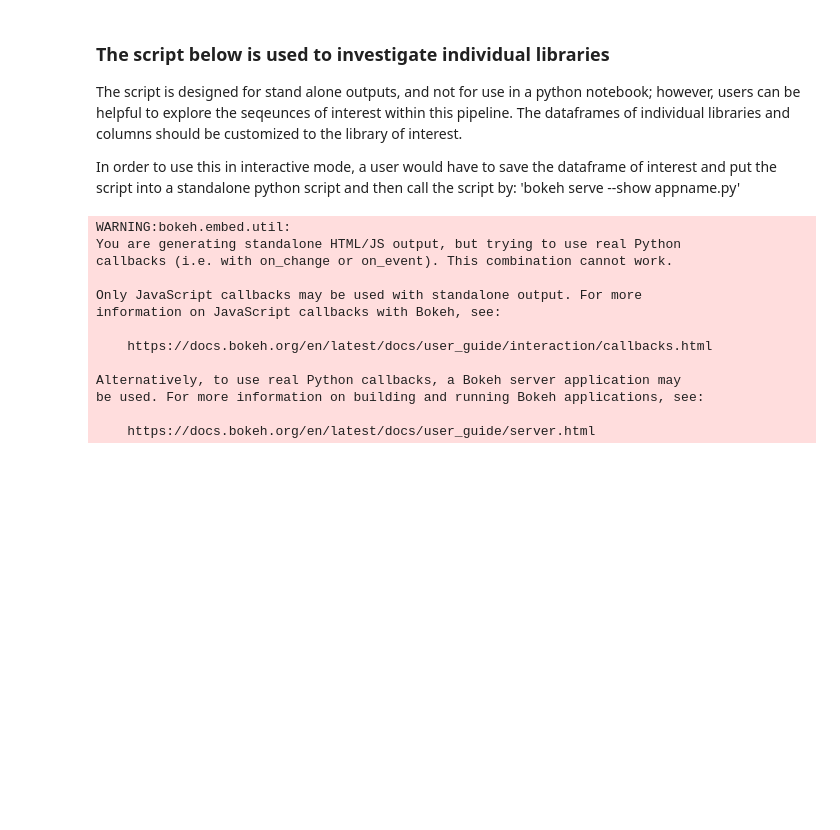
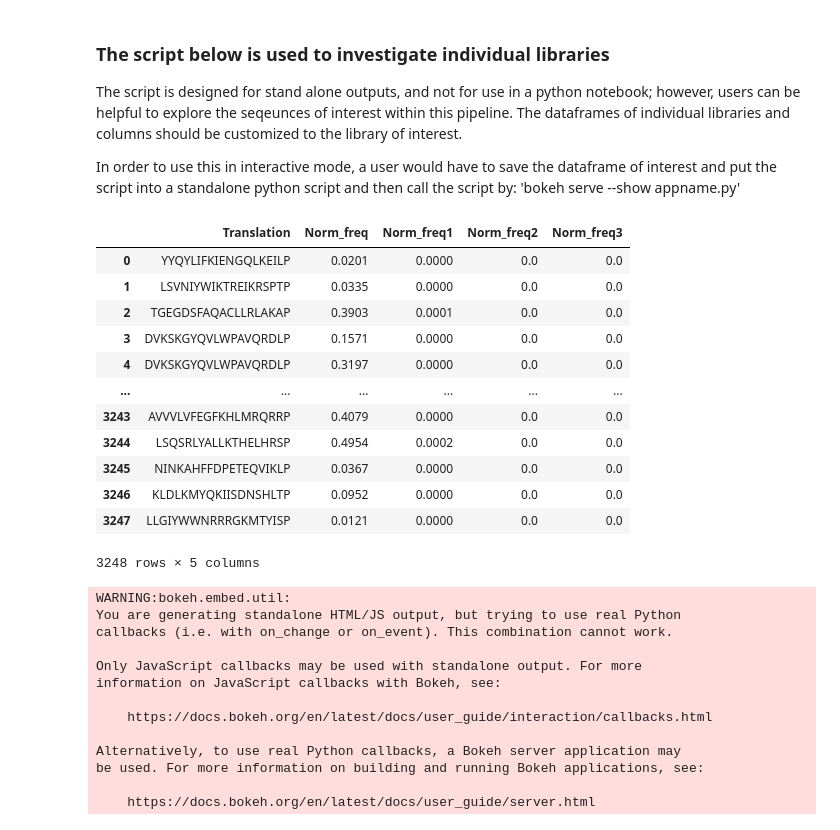
Before and after one commit to mrksherman/Public_analysis_pipeline, a Jupyter notebook: tna_Library_Analysis/lib_analysis.ipynb, the cells around one changed output. Cells and saved outputs as stored; diff of their text form; code cells hidden in the pictures; blank space fills up the shorter version.

```diff
--- a/tna_Library_Analysis/lib_analysis.ipynb
+++ b/tna_Library_Analysis/lib_analysis.ipynb
@@ -354,5 +354,21 @@ from umap import UMAP
 The script is designed for stand alone outputs, and not for use in a python notebook; however, users can be helpful to explore the seqeunces of interest within this pipeline.  The dataframes of individual libraries and columns should be customized to the library of interest.
 
 In order to use this in interactive mode, a user would have to save the dataframe of interest and put the script into a standalone python script and then call the script by: 'bokeh serve --show appname.py'
+# %%
+ref_123_df
+# %% [output]
+|  | Translation | Norm_freq | Norm_freq1 | Norm_freq2 | Norm_freq3 |
+| 0 | YYQYLIFKIENGQLKEILP | 0.0201 | 0.0000 | 0.0 | 0.0 |
+| 1 | LSVNIYWIKTREIKRSPTP | 0.0335 | 0.0000 | 0.0 | 0.0 |
+| 2 | TGEGDSFAQACLLRLAKAP | 0.3903 | 0.0001 | 0.0 | 0.0 |
+| 3 | DVKSKGYQVLWPAVQRDLP | 0.1571 | 0.0000 | 0.0 | 0.0 |
+| 4 | DVKSKGYQVLWPAVQRDLP | 0.3197 | 0.0000 | 0.0 | 0.0 |
+| ... | ... | ... | ... | ... | ... |
+| 3243 | AVVVLVFEGFKHLMRQRRP | 0.4079 | 0.0000 | 0.0 | 0.0 |
+| 3244 | LSQSRLYALLKTHELHRSP | 0.4954 | 0.0002 | 0.0 | 0.0 |
+| 3245 | NINKAHFFDPETEQVIKLP | 0.0367 | 0.0000 | 0.0 | 0.0 |
+| 3246 | KLDLKMYQKIISDNSHLTP | 0.0952 | 0.0000 | 0.0 | 0.0 |
+| 3247 | LLGIYWWNRRRGKMTYISP | 0.0121 | 0.0000 | 0.0 | 0.0 |
+3248 rows × 5 columns
 # %%
 # Create a Bokeh ColumnDataSource with the embeddings and frequency values
```
Also changed, not shown: parts of 6 cells of this notebook, 4 other files.
